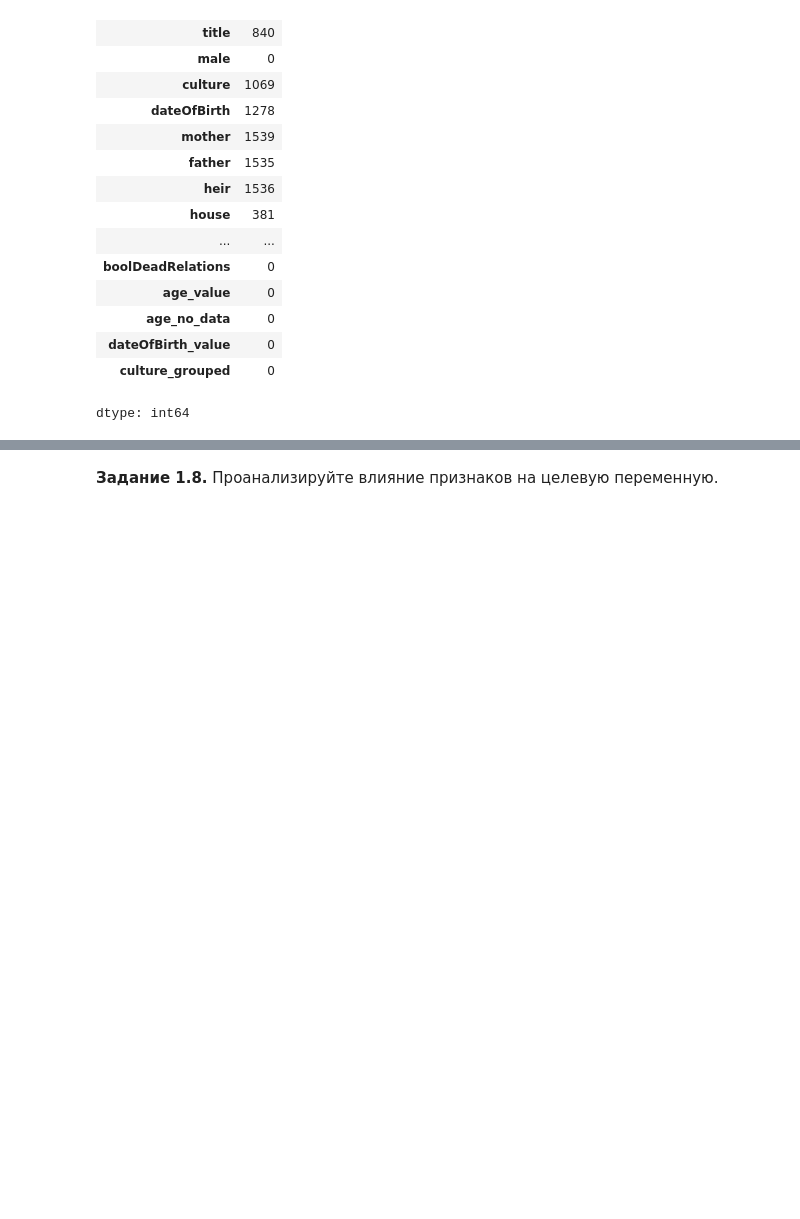
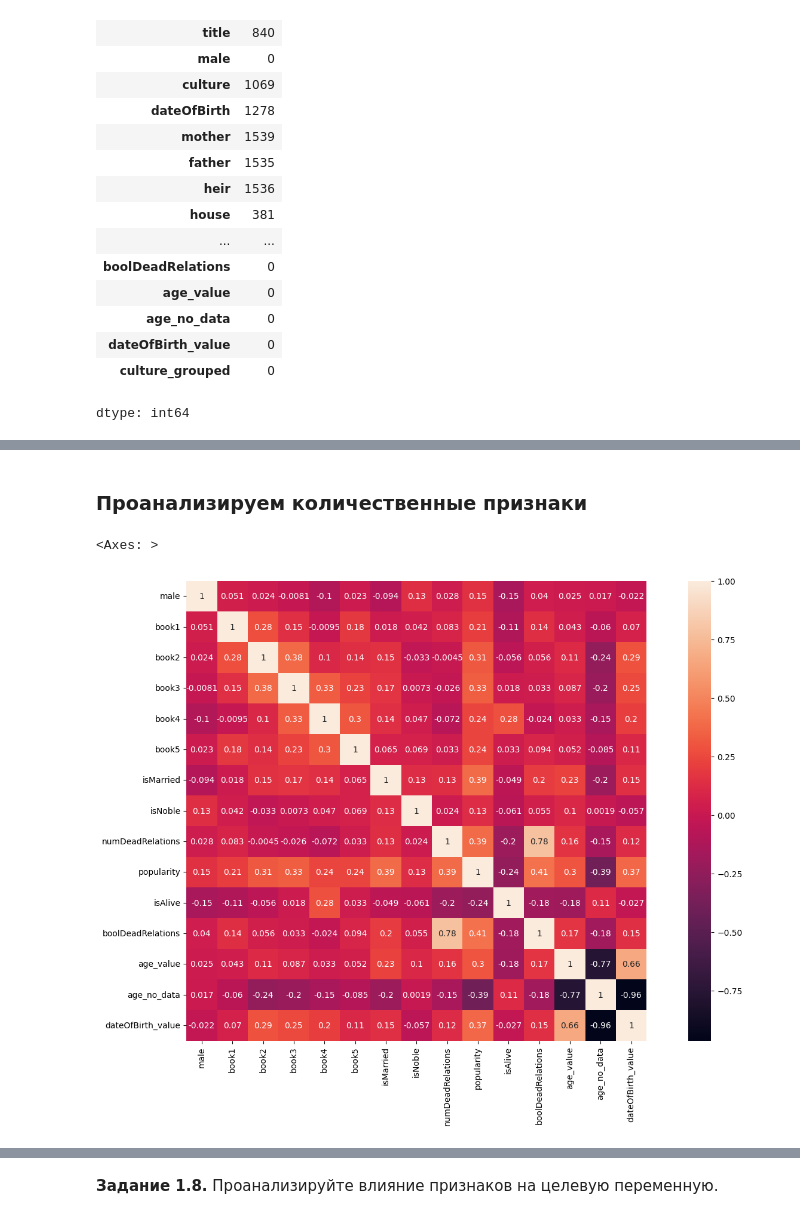
Before and after one commit to Daniich/hw_1_game_of_thrones, a Jupyter notebook: hw_1_game_of_thrones.ipynb, the cells around one changed output, grey strips where cells are left out. Saved outputs shown, nothing was run; the diff lists cells and outputs as text; code cells hidden in the pictures; blank space fills up the shorter version.

```diff
--- a/hw_1_game_of_thrones.ipynb
+++ b/hw_1_game_of_thrones.ipynb
@@ -559,0 +648,2 @@ data.head(3)
+# %%
+data = data.drop(['house', 'title'], axis=1)
@@ -563,5 +662,6 @@ from sklearn.preprocessing import OneHotEncoder
 encoder = OneHotEncoder(sparse_output=False)
 
 cat_features = data.select_dtypes(include=[object]).columns.to_list()
+digit_features = data.select_dtypes(include=[int, float]).columns.to_list()
 cat_features
 # %% [output]
@@ -568,0 +669,10 @@ cat_features
+# %%
+one_hot = encoder.fit_transform(data[cat_features])
+
+one_hot_df = pd.DataFrame(one_hot, columns=encoder.get_feature_names_out(cat_features), index=data.index)
+# %%
+df_encoded = pd.concat([data, one_hot_df], axis=1)
+
+df_encoded = df_encoded.drop(cat_features, axis=1)
+
+df_encoded.sample(5)
@@ -568,0 +687,9 @@ cat_features
+# %% [markdown]
+### Проанализируем количественные признаки
+# %%
+corrmat = df_encoded[digit_features].corr()
+f, ax = plt.subplots(figsize=(18, 10))
+sns.heatmap(corrmat, vmax=1, square=True, annot=True)
+# %% [output]
+<Axes: >
+[figure, added]
```
Also changed, not shown: parts of 29 cells of this notebook.
